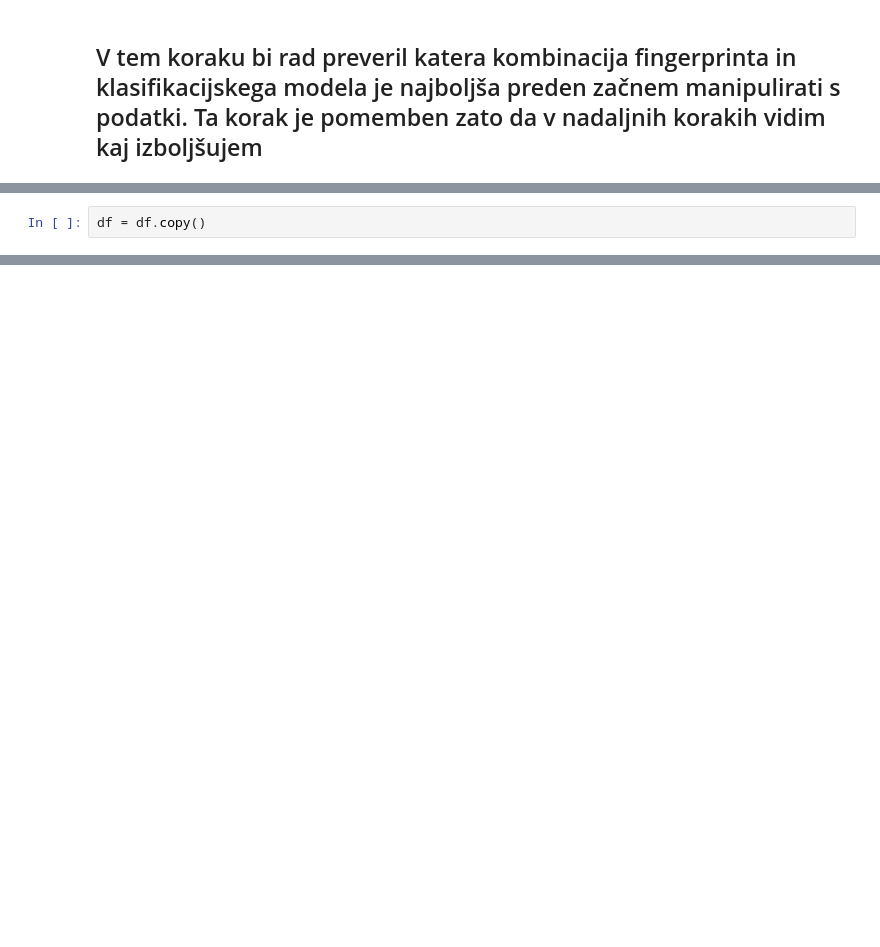
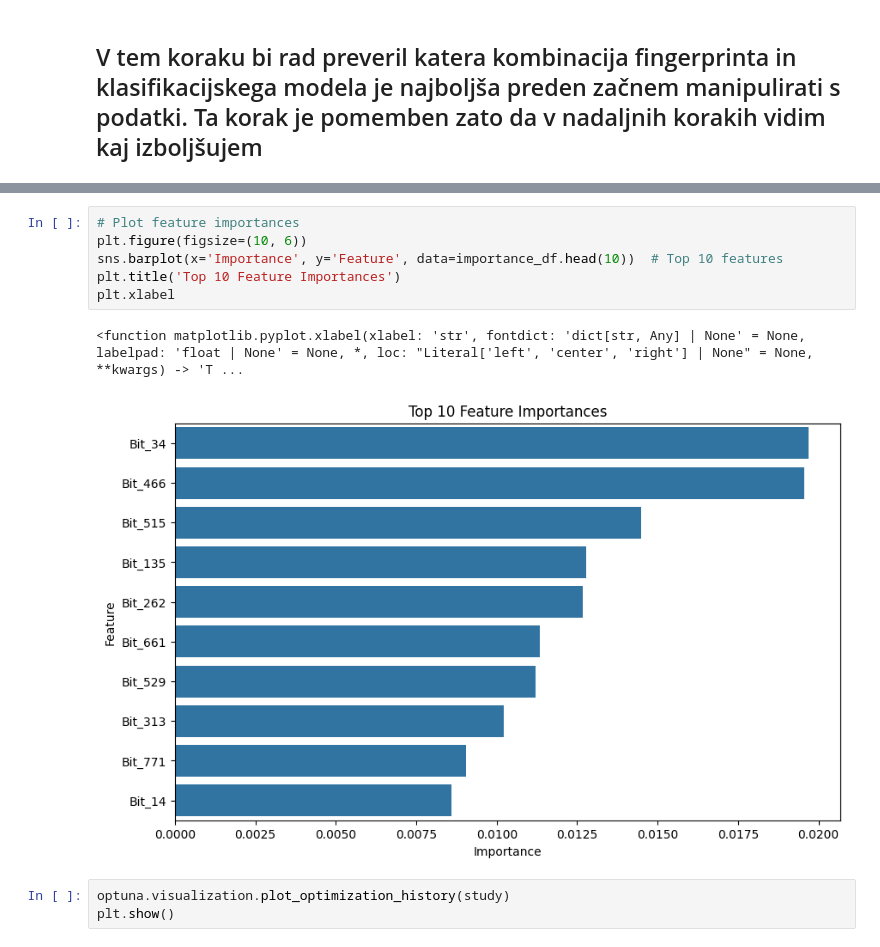
Before and after one commit to samo-n/ML-in-IDO1-drug-discovery, a Jupyter notebook: dir1/__2_3_B_model_SU_optimizacija_hiperparametrov.ipynb, the cells around one changed output, grey strips where cells are left out. Saved outputs shown, nothing was run; the diff lists cells and outputs as text; blank space fills up the shorter version.

```diff
--- a/dir1/__2_3_B_model_SU_optimizacija_hiperparametrov.ipynb
+++ b/dir1/__2_3_B_model_SU_optimizacija_hiperparametrov.ipynb
@@ -267,2 +13,0 @@ NameError: name 'PATH' is not defined
-# %%
-df = df.copy()
@@ -374,0 +121,12 @@ plt.show()
+# %%
+# Plot feature importances
+plt.figure(figsize=(10, 6))
+sns.barplot(x='Importance', y='Feature', data=importance_df.head(10))  # Top 10 features
+plt.title('Top 10 Feature Importances')
+plt.xlabel
+# %% [output]
+<function matplotlib.pyplot.xlabel(xlabel: 'str', fontdict: 'dict[str, Any] | None' = None, labelpad: 'float | None' = None, *, loc: "Literal['left', 'center', 'right'] | None" = None, **kwargs) -> 'T ...
+[figure, added]
+# %%
+optuna.visualization.plot_optimization_history(study)
+plt.show()
```
Also changed, not shown: parts of 20 cells of this notebook, 1 other file.
